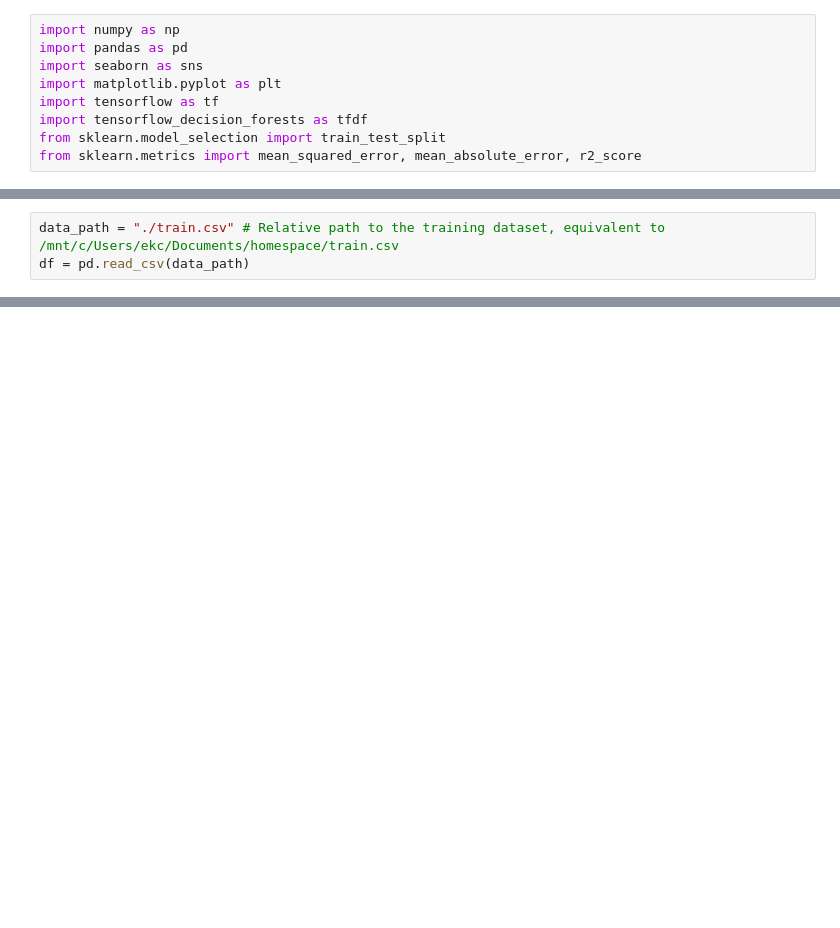
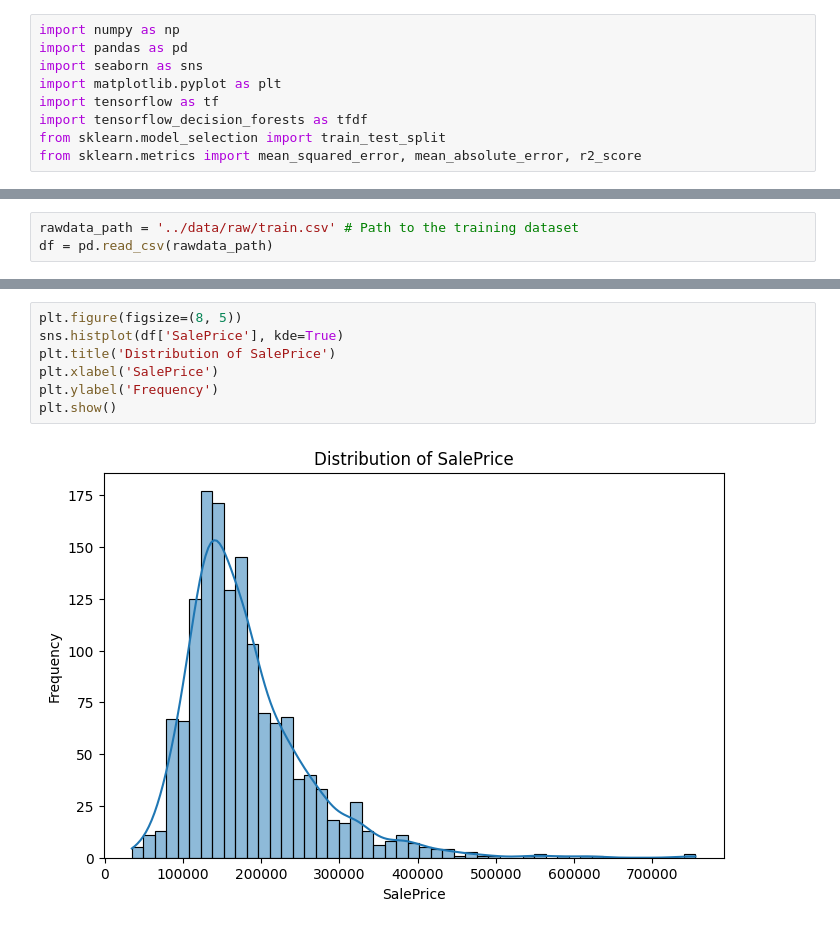
Before and after one commit to Kev-HL/house-price-prediction, a Jupyter notebook: notebooks/housing.ipynb, the cells around one changed output, grey strips where cells are left out. Drawn from its saved outputs; the diff is of its cells as text; blank space fills up the shorter version.

```diff
--- a/notebooks/housing.ipynb
+++ b/notebooks/housing.ipynb
@@ -13,3 +32,3 @@ from sklearn.metrics import mean_squared_error, mean_absolute_error, r2_score
 # %%
-data_path = "./train.csv" # Relative path to the training dataset, equivalent to /mnt/c/Users/ekc/Documents/homespace/train.csv
-df = pd.read_csv(data_path)
+rawdata_path = '../data/raw/train.csv' # Path to the training dataset
+df = pd.read_csv(rawdata_path)
@@ -15,0 +105,9 @@ df = pd.read_csv(data_path)
+# %%
+plt.figure(figsize=(8, 5))
+sns.histplot(df['SalePrice'], kde=True)
+plt.title('Distribution of SalePrice')
+plt.xlabel('SalePrice')
+plt.ylabel('Frequency')
+plt.show()
+# %% [output]
+[figure, added]
```
Also changed, not shown: parts of 100 cells of this notebook.
